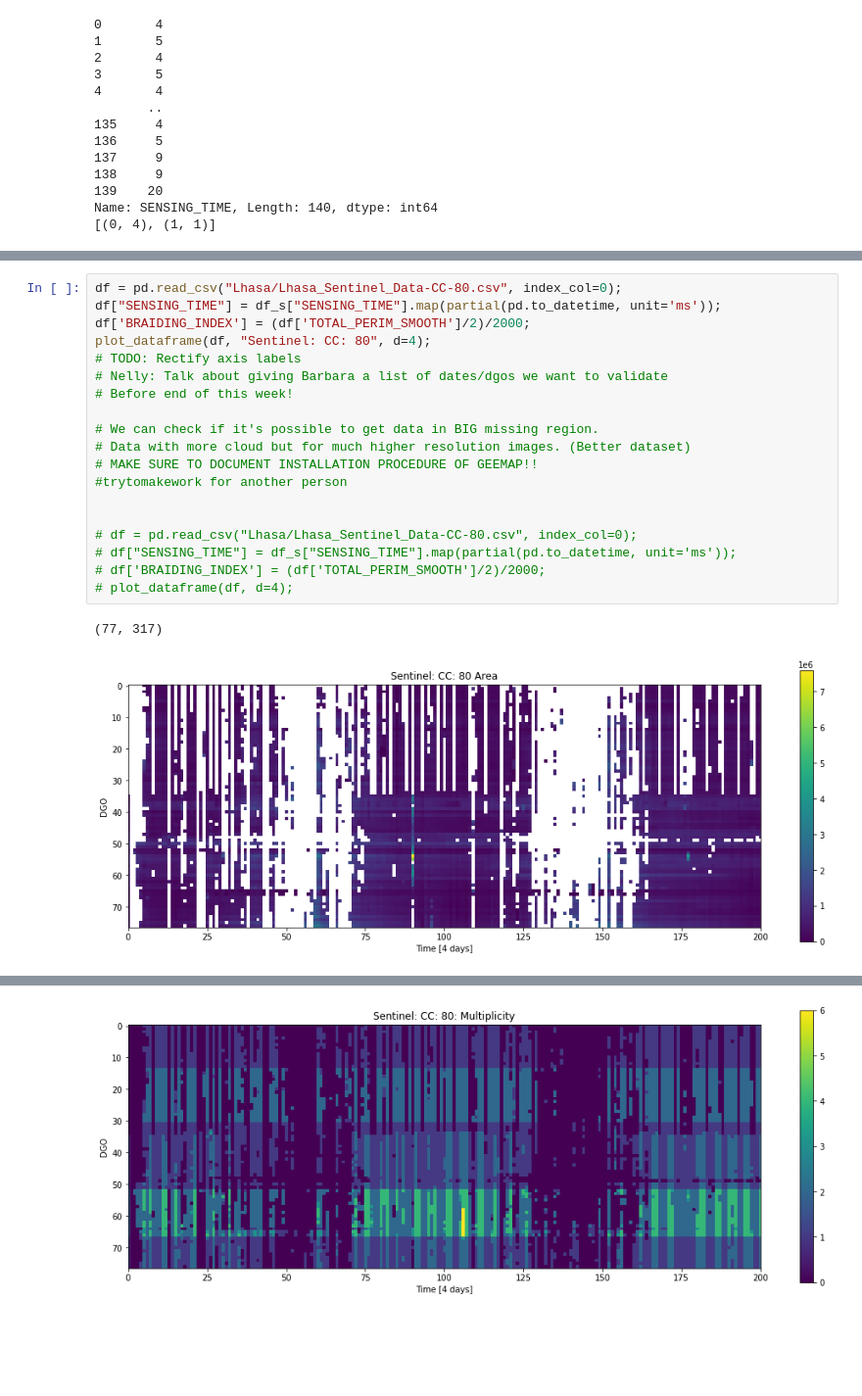
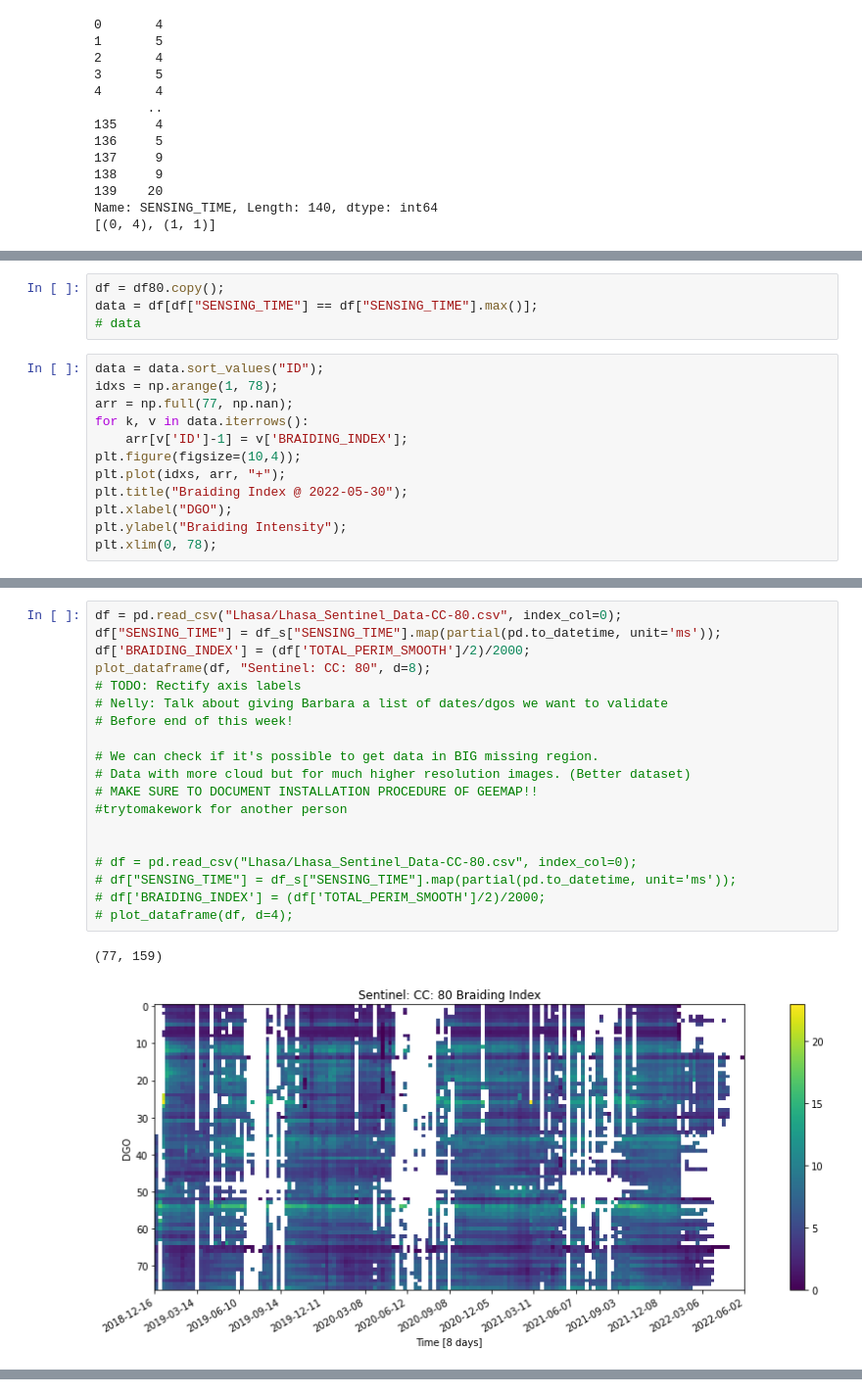
Before and after one commit to Skydive/ENS_M1_Stage_2022, a Jupyter notebook: EarthEngine/Process_Lhasa.ipynb, the cells around one changed output, grey strips where cells are left out. Shown at 98% size. Saved outputs shown, nothing was run; the diff lists cells and outputs as text; blank space fills up the shorter version.

```diff
--- a/EarthEngine/Process_Lhasa.ipynb
+++ b/EarthEngine/Process_Lhasa.ipynb
@@ -202,0 +198,16 @@ Name: SENSING_TIME, Length: 140, dtype: int64
+# %%
+df = df80.copy();
+data = df[df["SENSING_TIME"] == df["SENSING_TIME"].max()];
+# data
+# %%
+data = data.sort_values("ID");
+idxs = np.arange(1, 78);
+arr = np.full(77, np.nan);
+for k, v in data.iterrows():
+    arr[v['ID']-1] = v['BRAIDING_INDEX'];
+plt.figure(figsize=(10,4));
+plt.plot(idxs, arr, "+");
+plt.title("Braiding Index @ 2022-05-30");
+plt.xlabel("DGO");
+plt.ylabel("Braiding Intensity");
+plt.xlim(0, 78);
@@ -293,22 +331,22 @@ plot_dataframe(df, "Landsat: CC: 25", d=4);
 # %%
 df = pd.read_csv("Lhasa/Lhasa_Sentinel_Data-CC-80.csv", index_col=0);
 df["SENSING_TIME"] = df_s["SENSING_TIME"].map(partial(pd.to_datetime, unit='ms'));
 df['BRAIDING_INDEX'] = (df['TOTAL_PERIM_SMOOTH']/2)/2000;
-plot_dataframe(df, "Sentinel: CC: 80", d=4);
+plot_dataframe(df, "Sentinel: CC: 80", d=8);
 # TODO: Rectify axis labels
 # Nelly: Talk about giving Barbara a list of dates/dgos we want to validate
 # Before end of this week!
 
 # We can check if it's possible to get data in BIG missing region.
 # Data with more cloud but for much higher resolution images. (Better dataset)
 # MAKE SURE TO DOCUMENT INSTALLATION PROCEDURE OF GEEMAP!!
 #trytomakework for another person
 
 
 # df = pd.read_csv("Lhasa/Lhasa_Sentinel_Data-CC-80.csv", index_col=0);
 # df["SENSING_TIME"] = df_s["SENSING_TIME"].map(partial(pd.to_datetime, unit='ms'));
 # df['BRAIDING_INDEX'] = (df['TOTAL_PERIM_SMOOTH']/2)/2000;
 # plot_dataframe(df, d=4);
 # %% [output]
-(77, 317)
+(77, 159)
-[figure, old version]
+[figure, new version]
@@ -316 +353,0 @@ plot_dataframe(df, "Sentinel: CC: 80", d=4);
-[figure, removed]
```
Also changed, not shown: parts of 10 cells of this notebook, 33 other files.
